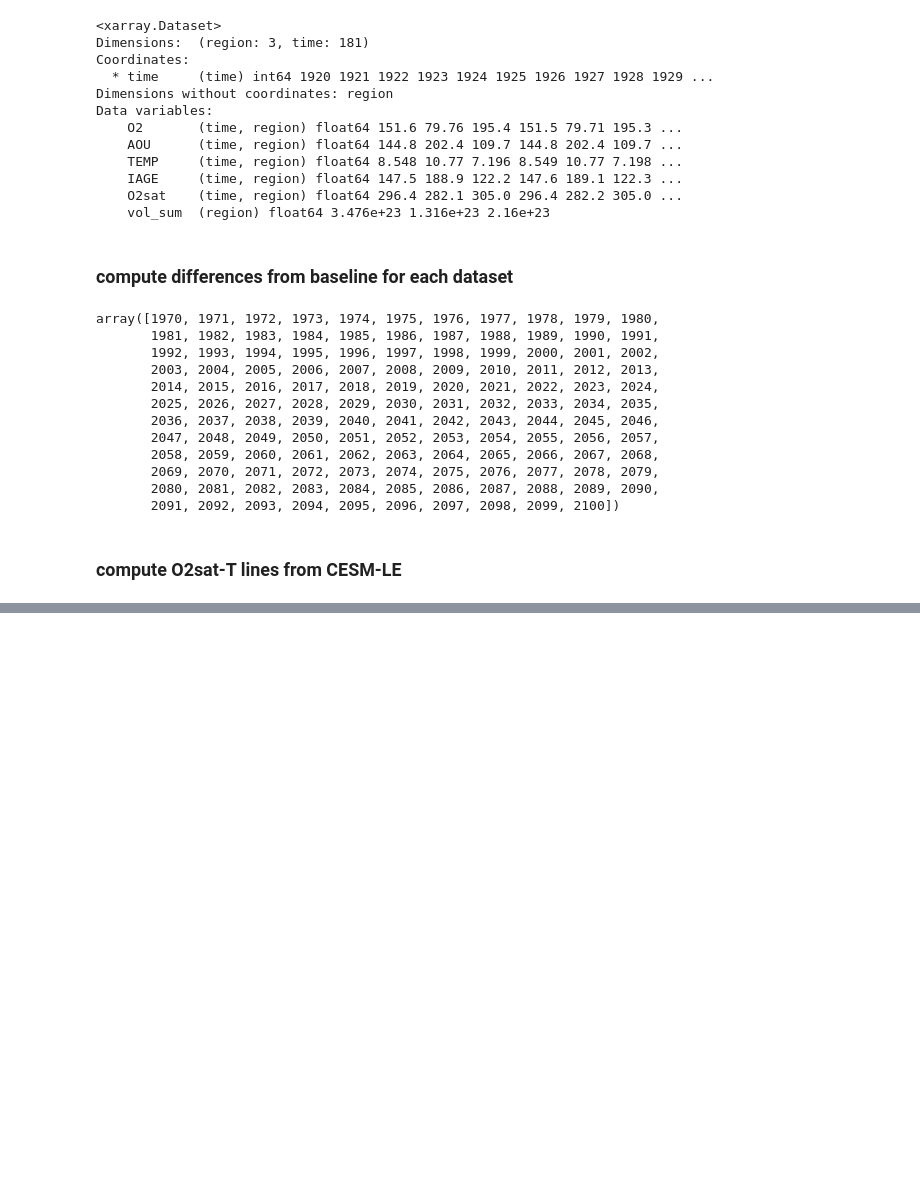
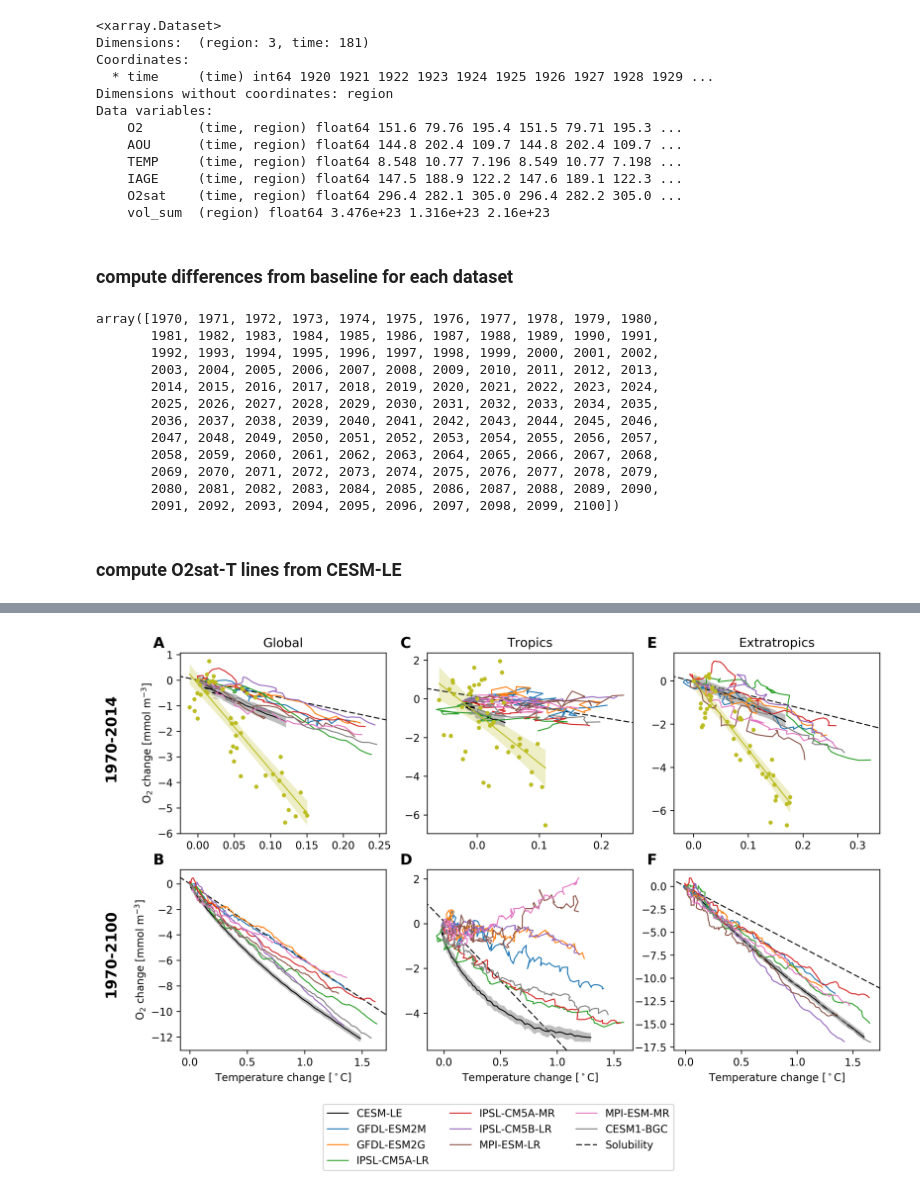
Before and after one commit to matt-long/iucn-deoxygenation-report, a Jupyter notebook: plot_tropical_hilat_phase.ipynb, the cells around one changed output, grey strips where cells are left out. Saved outputs shown, nothing was run; the diff lists cells and outputs as text; code cells hidden in the pictures; blank space fills up the shorter version.

```diff
--- a/plot_tropical_hilat_phase.ipynb
+++ b/plot_tropical_hilat_phase.ipynb
@@ -216,0 +245,96 @@ print period
+# %%
+plot_name = os.path.join(diro['fig'],'o2change-temp-phase-diag.pdf')
+fig = plt.figure(figsize=(12,7),dpi=300)
+gs = gridspec.GridSpec(2,3)
+matplotlib.rcParams['contour.negative_linestyle'] = 'solid'
+
+for ir,region in enumerate(['Global','Tropics','Extratropics']):
+    i = region_names.index(region)
+    print('\n'.join(['#'*50,region]))
+    for ip,p in enumerate(period):
+        ax = fig.add_subplot(gs[ip,ir])
+        ax.plot(dcesm_le[ip].TEMP[:,i],dcesm_le[ip].O2[:,i],'k-',linewidth=1.,label='CESM-LE')
+        ax.fill_between(dcesm_le[ip].TEMP[:,i],
+                        dcesm_le[ip].O2[:,i]+scesm_le[ip].O2[:,i],
+                        dcesm_le[ip].O2[:,i]-scesm_le[ip].O2[:,i],
+                        facecolor='gray',alpha=0.5)
+
+        for im,m in enumerate(cmip.model.values):
+            ax.plot(dcmip[ip].TEMP[im,:,i],dcmip[ip].O2[im,:,i],'-',linewidth=1,label=m)
+
+
+        #--- plot obs
+        if ip == 0:
+            xo = dobs[ip].TEMP[:,i].values
+            yo = dobs[ip].O2[:,i].values
+            po = ax.plot(xo,yo,'.',label='Observations')
+
+            xlm = ax.get_xlim()
+            ylm = ax.get_ylim()
+
+            model = sm.OLS(yo, sm.add_constant(xo))
+            fitted = model.fit()
+
+            xohat = np.linspace(xo.min(),xo.max(),50)
+            yohat = fitted.predict(sm.add_constant(xohat))
+            yoerr = yo - fitted.predict(sm.add_constant(xo))
+            xbar = np.mean(xo)
+            n = len(xo)
+            df = n - fitted.df_model - 1
+            t = stats.t.ppf(1.-0.025,df=df)
+
+            print(fitted.params)
+            print(fitted.summary())
+
+            s_err = np.sum(np.power(yoerr,2))
+            ci = t * np.sqrt((s_err/(n-2))*(1.0/n + (np.power((xohat-xbar),2) /
+            ((np.sum(np.power(xohat,2))) - n*(np.power(xbar,2))))))
+
+            ax.plot(xohat,yohat,'-',linewidth=1,color=po[0].get_color())
+            ax.fill_between(xohat,yohat+np.abs(ci),yohat-np.abs(ci),
+                            color=po[0].get_color(),alpha=0.25,zorder=-10,linewidth=0.)
+
+            #ax.plot(dobs[ip].TEMP[:,i],dobs[ip].O2[:,i],'.',label='Observations')
+            ax.set_title(region)
+        else:
+            ax.set_xlabel('Temperature change [$^\circ$C]')
+
+        if ir == 0:
+            ax.set_ylabel('O${_{2}}$ change [mmol m$^{-3}$]')
+
+        xlm = ax.get_xlim()
+        ylm = ax.get_ylim()
+        ax.plot(O2sat_x[1][:,i],O2sat_y[1][:,i],'--',linewidth=1,color='k',label='Solubility',zorder=-10)
+        ax.set_xlim(xlm)
+        ax.set_ylim(ylm)
+    print
+    print
+
+
+axs = fig.get_axes()
+handles, labels = ax.get_legend_handles_labels()
+axs[-1].legend(handles, labels,loc=0,
+           bbox_to_anchor=(0, -0.3),
+           ncol=3, borderaxespad=0.)#,mode="expand")
+
+
+
+alp = [chr(i).upper() for i in range(97,97+26)]
+for i,ax in enumerate(axs):
+    p = ax.get_position()
+    y = p.y1+0.01
+    x = p.x0-0.03
+    fig.text(x,y,'%s'%alp[i],
+             fontsize=14.,
+             fontweight = 'semibold')
+
+fig.text(0.04,0.78,'%d-%d'%(period[0]),
+         fontsize=14.,
+         fontweight = 'semibold',rotation=90)
+
+fig.text(0.04,0.37,'%d-%d'%(period[1]),
+         fontsize=14.,
+         fontweight = 'semibold',rotation=90)
+
+plt.savefig(plot_name,bbox_inches='tight')
+# %% [output]
@@ -217 +358,2 @@ print period
+[figure, added]
 # %%
```
Also changed, not shown: parts of 11 cells of this notebook, 4 other files.
